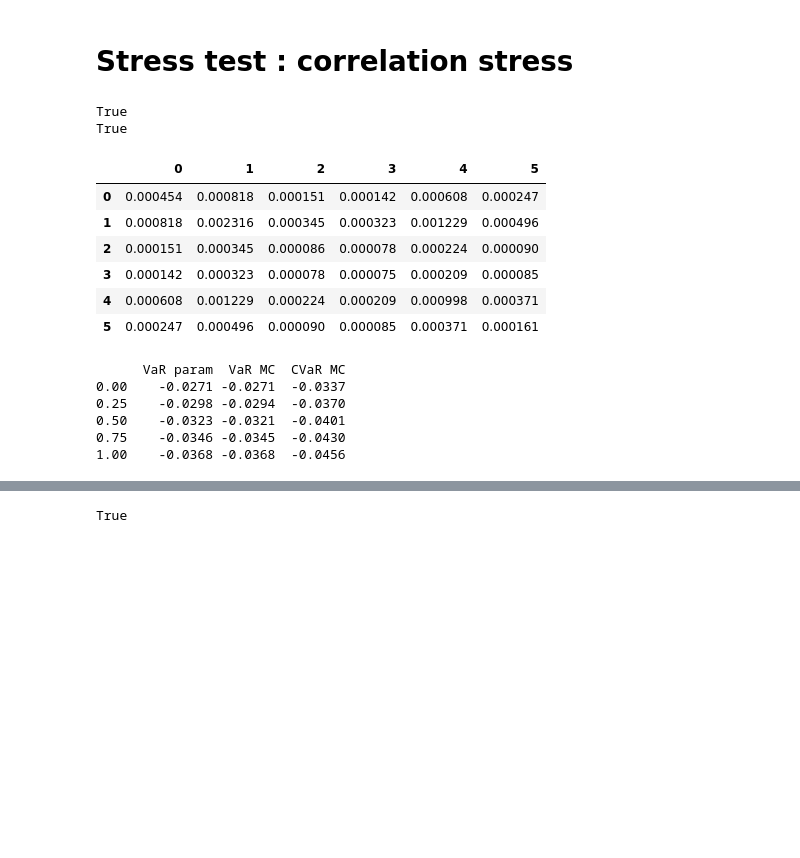
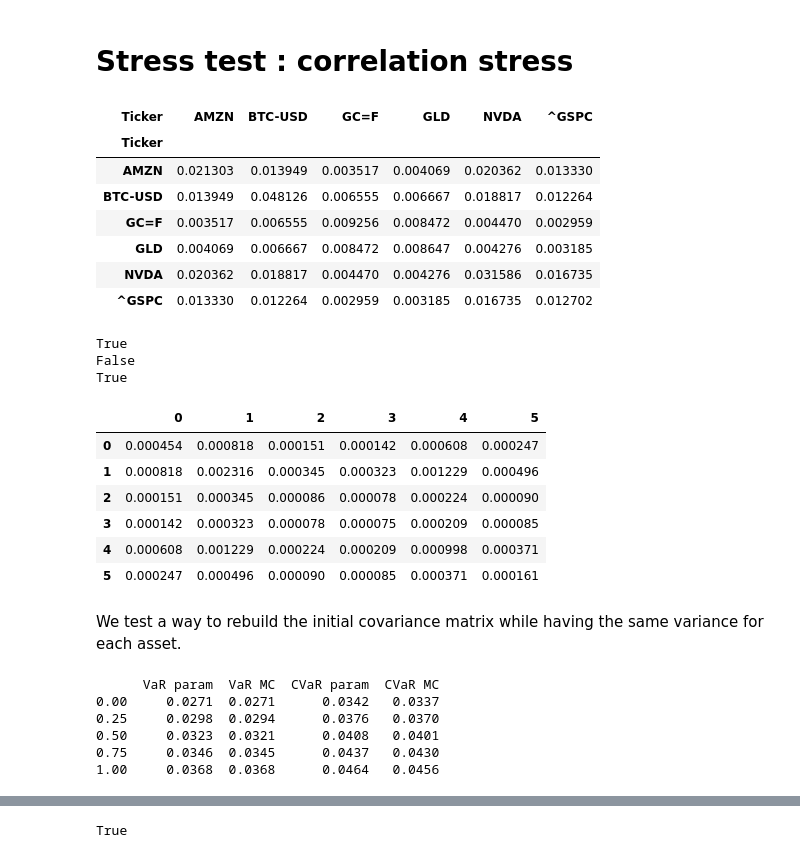
Before and after one commit to bilil-byte/Financial-Risk-project, a Jupyter notebook: notebook.ipynb, the cells around one changed output, grey strips where cells are left out. Drawn from its saved outputs; the diff is of its cells as text; code cells hidden in the pictures; blank space fills up the shorter version.

```diff
--- a/notebook.ipynb
+++ b/notebook.ipynb
@@ -301,5 +329,16 @@ According to the Monte Carlo simulation, on a 15-day period the portfolio is exp
 # %% [markdown]
 # Stress test : correlation stress
+# %%
+np.sqrt (daily_returns.cov())
+# %% [output]
+| Ticker | AMZN | BTC-USD | GC=F | GLD | NVDA | ^GSPC |
+| Ticker |  |  |  |  |  |  |
+| AMZN | 0.021303 | 0.013949 | 0.003517 | 0.004069 | 0.020362 | 0.013330 |
+| BTC-USD | 0.013949 | 0.048126 | 0.006555 | 0.006667 | 0.018817 | 0.012264 |
+| GC=F | 0.003517 | 0.006555 | 0.009256 | 0.008472 | 0.004470 | 0.002959 |
+| GLD | 0.004069 | 0.006667 | 0.008472 | 0.008647 | 0.004276 | 0.003185 |
+| NVDA | 0.020362 | 0.018817 | 0.004470 | 0.004276 | 0.031586 | 0.016735 |
+| ^GSPC | 0.013330 | 0.012264 | 0.002959 | 0.003185 | 0.016735 | 0.012702 |
 # %%
 #Covariance matrix reconstruction test
 
@@ -311,10 +350,12 @@ print (np.allclose (cov, daily_returns.cov()))
 
 corr_stress = (1 - 0.75) * corr + 0.75 * np.ones_like (daily_returns.corr())
 cov_stress = np.diag (std) @ corr_stress @ np.diag (std)
-print (np.allclose (np.diag (cov_stress), std**2)) #the new cov mat has the same variance as the initial returns
+print (np.allclose (cov_stress, cov))
+print (np.allclose (np.diag (cov_stress), std**2)) #the new cov mat has the same variance as the daily returns
 display (cov_stress)
 # %% [output]
 True
+False
 True
 |  | 0 | 1 | 2 | 3 | 4 | 5 |
 | 0 | 0.000454 | 0.000818 | 0.000151 | 0.000142 | 0.000608 | 0.000247 |
@@ -323,9 +364,11 @@ True
 | 3 | 0.000142 | 0.000323 | 0.000078 | 0.000075 | 0.000209 | 0.000085 |
 | 4 | 0.000608 | 0.001229 | 0.000224 | 0.000209 | 0.000998 | 0.000371 |
 | 5 | 0.000247 | 0.000496 | 0.000090 | 0.000085 | 0.000371 | 0.000161 |
+# %% [markdown]
+We test a way to rebuild the initial covariance matrix while having the same variance for each asset.
 # %%
 coef = np.asarray ([0, 0.25, 0.5, 0.75, 1])
-stress_test_table = pd.DataFrame (index=coef,columns=('VaR param', 'VaR MC', 'CVaR MC'), dtype= float)
+stress_test_table = pd.DataFrame (index=coef,columns=('VaR param', 'VaR MC', 'CVaR param', 'CVaR MC'), dtype= float)
 
 for i in coef :
     #Covariance matrix recomposition
@@ -335,26 +378,28 @@ for i in coef :
     #Parametric VaR calculation
     std_stress = np.sqrt(weights.T @ cov_stress @ weights)
     p_95 = 0.95
-    param_var = portfolio_return.sum() - (norm.ppf(p_95) * std_stress)
+    param_var = - (portfolio_return.sum() - (norm.ppf(p_95) * std_stress))
+    param_cvar = - portfolio_return.sum() + (std_stress * norm.pdf (norm.ppf(p_95)) / (1-p_95))
     stress_test_table.loc [i,'VaR param'] = param_var
+    stress_test_table.loc [i, 'CVaR param'] = param_cvar
 
     #Monte-Carlo VaR calculation
     stress_value = simulation_gbm (weights, assets_returns, cov_stress, n_days = 1) #n_days = 1 pour calculer la VaR à 1 jour
     stress_loss = stress_value[:,-1] - stress_value[:,0]
     st_mc_var = np.percentile(stress_loss, 5)
     st_mc_cvar = np.mean(stress_loss[stress_loss <= st_mc_var])
-    stress_test_table.loc [i,'VaR MC'] = st_mc_var
-    stress_test_table.loc [i, 'CVaR MC'] = st_mc_cvar
+    stress_test_table.loc [i,'VaR MC'] = - st_mc_var
+    stress_test_table.loc [i, 'CVaR MC'] = - st_mc_cvar
 
 
 print (stress_test_table.round (4))
 # %% [output]
-      VaR param  VaR MC  CVaR MC
-0.00    -0.0271 -0.0271  -0.0337
-0.25    -0.0298 -0.0294  -0.0370
-0.50    -0.0323 -0.0321  -0.0401
-0.75    -0.0346 -0.0345  -0.0430
-1.00    -0.0368 -0.0368  -0.0456
+      VaR param  VaR MC  CVaR param  CVaR MC
+0.00     0.0271  0.0271      0.0342   0.0337
+0.25     0.0298  0.0294      0.0376   0.0370
+0.50     0.0323  0.0321      0.0408   0.0401
+0.75     0.0346  0.0345      0.0437   0.0430
+1.00     0.0368  0.0368      0.0464   0.0456
 # %%
 plt.figure (figsize= (10,6))
 plt.plot (stress_test_table.index, stress_test_table ['VaR MC'], marker='o', label = 'Monte-Carlo VaR')
```
Also changed, not shown: parts of 14 cells of this notebook, 3 other files.
